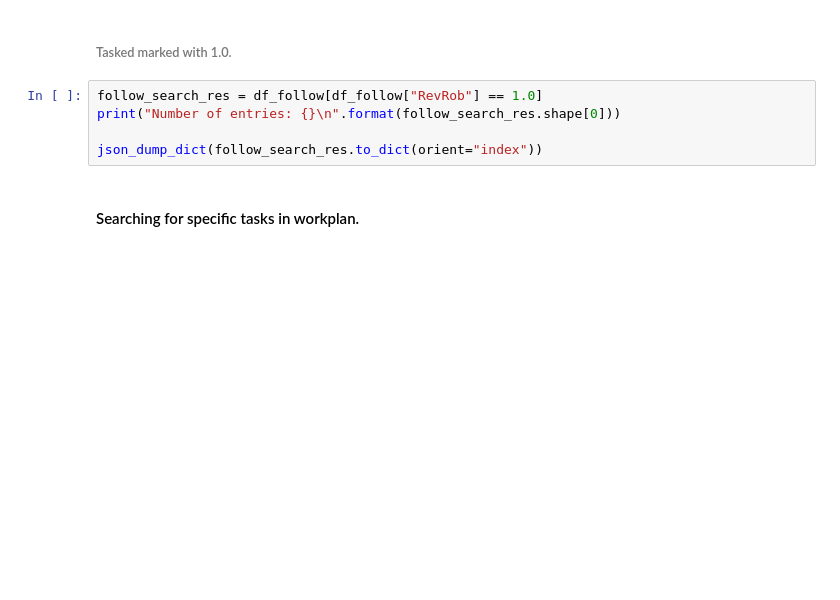
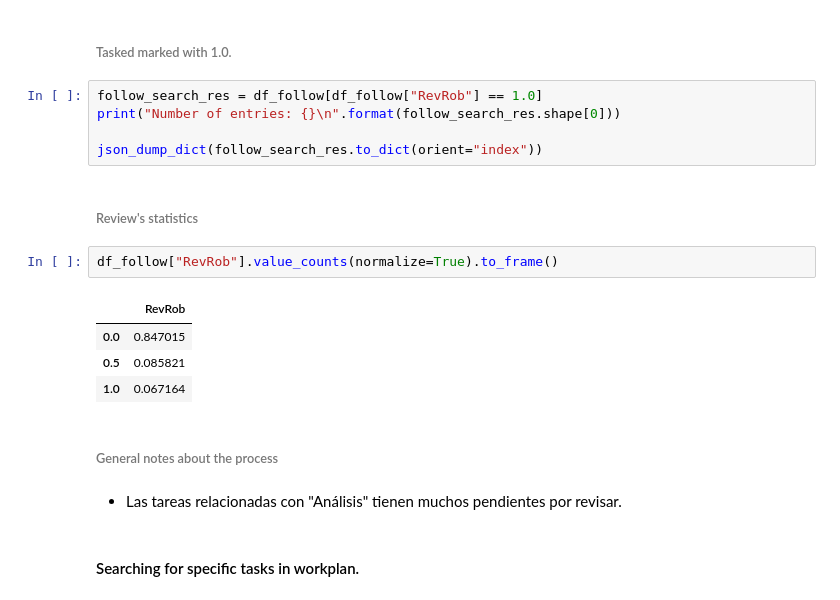
Before and after one commit to Roberto919/punto_clinico_pres, a Jupyter notebook: PcPlatform/TSI/TSI_Followup_nb.ipynb, the cells around one changed output. Saved outputs shown, nothing was run; the diff lists cells and outputs as text; blank space fills up the shorter version.

Commit message:
Updates in notes regarding followup

```diff
--- a/PcPlatform/TSI/TSI_Followup_nb.ipynb
+++ b/PcPlatform/TSI/TSI_Followup_nb.ipynb
@@ -162,6 +199,19 @@ follow_search_res = df_follow[df_follow["RevRob"] == 1.0]
 print("Number of entries: {}\n".format(follow_search_res.shape[0]))
 
 json_dump_dict(follow_search_res.to_dict(orient="index"))
+# %% [markdown]
+###### Review's statistics
+# %%
+df_follow["RevRob"].value_counts(normalize=True).to_frame()
+# %% [output]
+|  | RevRob |
+| 0.0 | 0.847015 |
+| 0.5 | 0.085821 |
+| 1.0 | 0.067164 |
+# %% [markdown]
+###### General notes about the process
+# %% [markdown]
+- Las tareas relacionadas con "Análisis" tienen muchos pendientes por revisar.
 # %% [markdown]
 #### Searching for specific tasks in workplan.
 # %%
```
Also changed, not shown: parts of 6 cells of this notebook, 1 other file.
